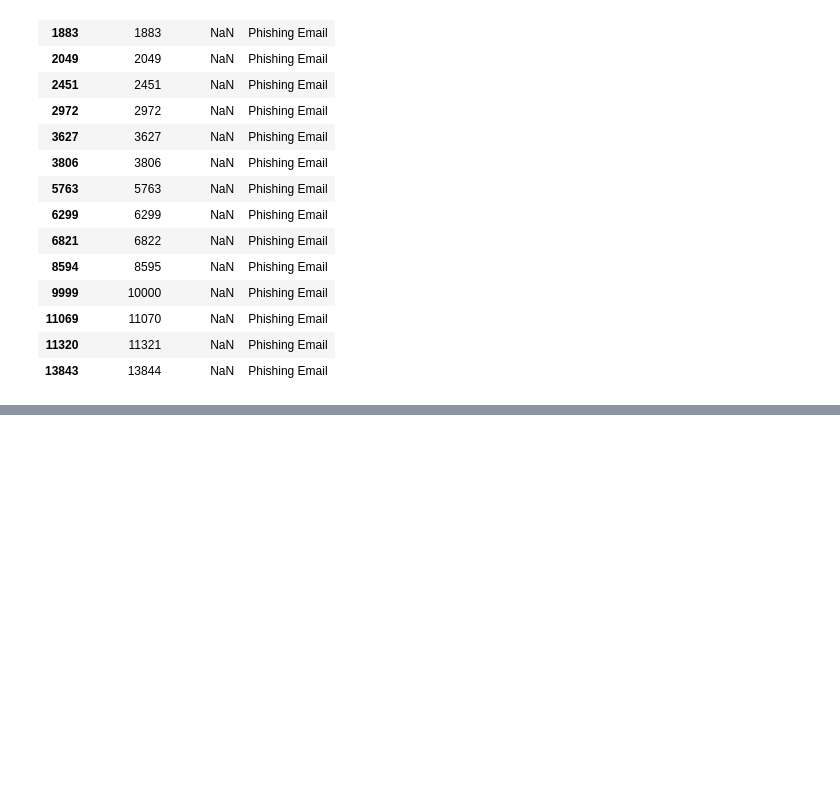
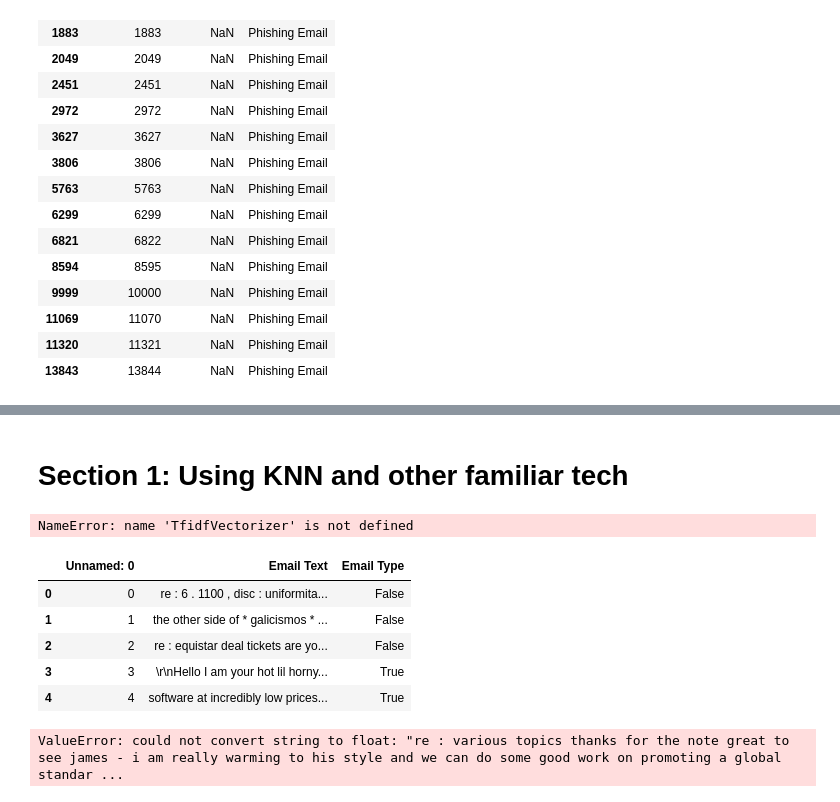
Before and after one commit to Zenon-Nowakowski/Phishing-email-detection-AI, a Jupyter notebook: main.ipynb, the cells around one changed output, grey strips where cells are left out. Drawn from its saved outputs; the diff is of its cells as text; code cells hidden in the pictures; blank space fills up the shorter version.

```diff
--- a/main.ipynb
+++ b/main.ipynb
@@ -75,0 +104,37 @@ df[df['Email Text'].isnull()]
+# %% [markdown]
+# Section 1: Using KNN and other familiar tech
+# %%
+# Convert email type to boolean
+dict = {
+    "Phishing Email" : True,
+    "Safe Email" : False
+}
+target = df["Email Type"]
+target.map(dict)
+df["Email Type"] = df["Email Type"].map(dict)
+# %%
+# Initialize the TF-IDF Vectorizer
+vectorizer = TfidfVectorizer()
+
+# Fit and transform the 'Email Text' column
+df['Email Text'] = vectorizer.fit_transform(df['Email Text']).toarray()
+df["Email Text"] = df["Email Text"].astype('float64')
+# %% [output]
+NameError: name 'TfidfVectorizer' is not defined
+# %%
+df.head()
+# %% [output]
+|  | Unnamed: 0 | Email Text | Email Type |
+| 0 | 0 | re : 6 . 1100 , disc : uniformita... | False |
+| 1 | 1 | the other side of * galicismos * ... | False |
+| 2 | 2 | re : equistar deal tickets are yo... | False |
+| 3 | 3 | \r\nHello I am your hot lil horny... | True |
+| 4 | 4 | software at incredibly low prices... | True |
+# %%
+KNeighborsClassifier(n_neighbors=5, weights='uniform')
+X_train, X_test, y_train, y_test = train_test_split(df, target, random_state=11, test_size=0.8)
+#define knn from the KNeighborsClassifier function defined in the sklearn.neighbors module
+knn = KNeighborsClassifier()
+knn.fit(X=X_train, y=y_train)
+# %% [output]
+ValueError: could not convert string to float: "re : various topics thanks for the note great to see james - i am really warming to his style and we can do some good work on promoting a global standar ...
```
Also changed, not shown: parts of 4 cells of this notebook, 1 other file.
